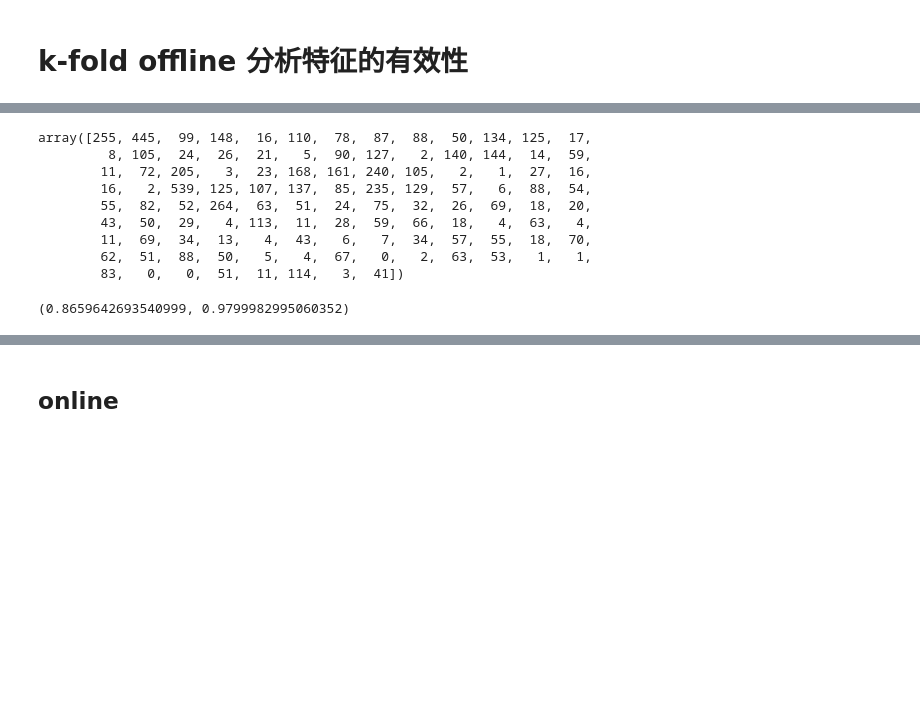
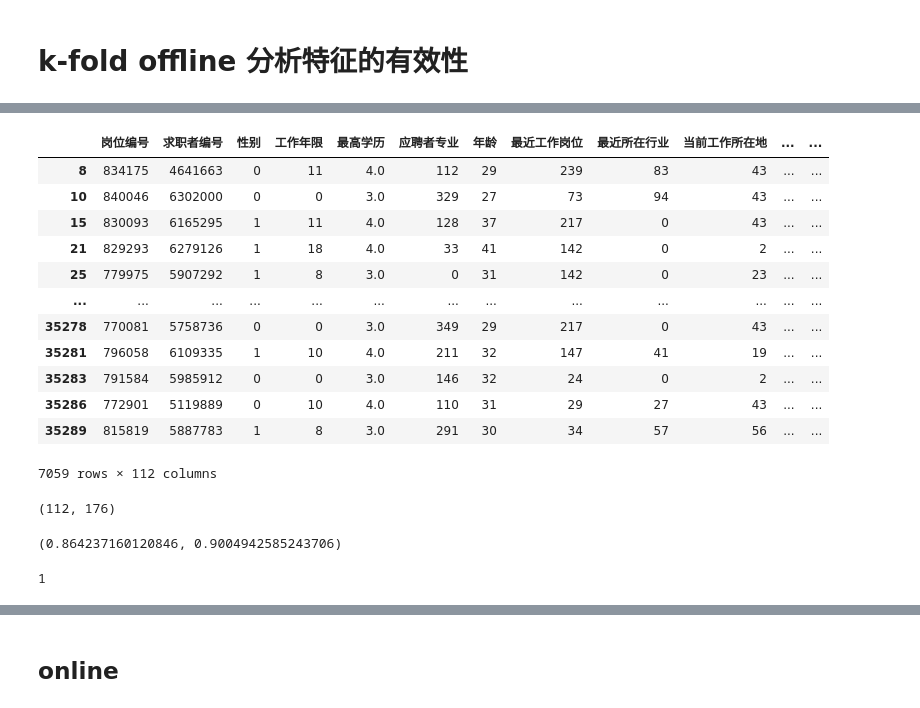
Before and after one commit to KATEhuang920909/human_co_match, a Jupyter notebook: human_co_match/jupyter/project_test.ipynb, the cells around one changed output, grey strips where cells are left out. Saved outputs shown, nothing was run; the diff lists cells and outputs as text; code cells hidden in the pictures; blank space fills up the shorter version.

```diff
--- a/human_co_match/jupyter/project_test.ipynb
+++ b/human_co_match/jupyter/project_test.ipynb
@@ -121,0 +232,3 @@ temp_data=deliver_record_feature(temp_data)
+# %%
+data_all_tmp = data_all_tmp.merge(work_history, on="求职者编号", how="left")
+data_all_tmp = data_all_tmp.merge(project_history, on="求职者编号", how="left")
@@ -174,3 +314,0 @@ temp_data["求职意向岗位类别"] =le.fit_transform(temp_data["求职意向
-# %%
-# onehot
-data_all_feature=feature_process(temp_data)
@@ -190,7 +329,6 @@ train.shape,valid.shape,test.shape
 # %%
-train0 = data_all_feature[:train.shape[0]]#.标签.value_counts()
-valid0 = data_all_feature[train.shape[0]:train.shape[0]+valid.shape[0]]
-test0 = data_all_feature[train.shape[0]+valid.shape[0]:]
+train0 = data_all_feature[:train_data.shape[0]]#.标签.value_counts()
+valid0 = data_all_feature[train_data.shape[0]:train_data.shape[0]+valid_data.shape[0]]
 train_label = train0[["标签"]]
 valid_label = valid0[["标签"]]
 train=train0[list(train0.columns)[:2]+list(train0.columns)[3:]]
@@ -246,9 +382,8 @@ import lightgbm
 from sklearn.model_selection import KFold
 X = pd.concat([train,valid],ignore_index=True).reset_index(drop=True)
 y = pd.concat([train_label,valid_label],ignore_index=True).reset_index(drop=True)
+X =X[X.columns[:112]]
 oof = []
-prediction = test[['岗位编号', '求职者编号']]
-prediction['pred'] = 0
 df_importance_list = []
 # model = lightgbm.LGBMClassifier(num_leaves=64,
 #                            max_depth=10,
@@ -278,17 +413,15 @@ for fold_id, (trn_idx, val_idx) in enumerate(kfold.split(X, y)):
                            early_stopping_rounds=100)
     print('\nFold_{} Training ================================\n'.format(fold_id + 1))
 
-    pred_val = lgb_model.predict(X_val)
+    pred_val = lgb_model.predict(X_val,num_iteration=lgb_model.best_iteration)
     df_oof = X.iloc[val_idx][['岗位编号', '求职者编号']].copy()
     df_oof['标签'] = y.iloc[val_idx][['标签']].copy()
     df_oof['pred'] = pred_val
     oof.append(df_oof)
 
-    pred_test = lgb_model.predict(test0[list(test0.columns)[:2]+list(test0.columns)[3:]].values)
-    prediction['pred'] += pred_test / kfold.n_splits
 
     df_importance = pd.DataFrame({
-        'column': list(test0.columns)[:2]+list(test0.columns)[3:],
+        'column': list(X.columns),
         'importance': lgb_model.feature_importance(),
     })
     df_importance_list.append(df_importance)
@@ -339,12 +446,16 @@ Fold_5 Training ================================
-# %%
-lgb_model.feature_importance()
-# %% [output]
-array([255, 445,  99, 148,  16, 110,  78,  87,  88,  50, 134, 125,  17,
-         8, 105,  24,  26,  21,   5,  90, 127,   2, 140, 144,  14,  59,
-        11,  72, 205,   3,  23, 168, 161, 240, 105,   2,   1,  27,  16,
-        16,   2, 539, 125, 107, 137,  85, 235, 129,  57,   6,  88,  54,
-        55,  82,  52, 264,  63,  51,  24,  75,  32,  26,  69,  18,  20,
-        43,  50,  29,   4, 113,  11,  28,  59,  66,  18,   4,  63,   4,
-        11,  69,  34,  13,   4,  43,   6,   7,  34,  57,  55,  18,  70,
-        62,  51,  88,  50,   5,   4,  67,   0,   2,  63,  53,   1,   1,
-        83,   0,   0,  51,  11, 114,   3,  41])
+# %%
+X_val
+# %% [output]
+|  | 岗位编号 | 求职者编号 | 性别 | 工作年限 | 最高学历 | 应聘者专业 | 年龄 | 最近工作岗位 | 最近所在行业 | 当前工作所在地 | ... | ... |
+| 8 | 834175 | 4641663 | 0 | 11 | 4.0 | 112 | 29 | 239 | 83 | 43 | ... | ... |
+| 10 | 840046 | 6302000 | 0 | 0 | 3.0 | 329 | 27 | 73 | 94 | 43 | ... | ... |
+| 15 | 830093 | 6165295 | 1 | 11 | 4.0 | 128 | 37 | 217 | 0 | 43 | ... | ... |
+| 21 | 829293 | 6279126 | 1 | 18 | 4.0 | 33 | 41 | 142 | 0 | 2 | ... | ... |
+| 25 | 779975 | 5907292 | 1 | 8 | 3.0 | 0 | 31 | 142 | 0 | 23 | ... | ... |
+| ... | ... | ... | ... | ... | ... | ... | ... | ... | ... | ... | ... | ... |
+| 35278 | 770081 | 5758736 | 0 | 0 | 3.0 | 349 | 29 | 217 | 0 | 43 | ... | ... |
+| 35281 | 796058 | 6109335 | 1 | 10 | 4.0 | 211 | 32 | 147 | 41 | 19 | ... | ... |
+| 35283 | 791584 | 5985912 | 0 | 0 | 3.0 | 146 | 32 | 24 | 0 | 2 | ... | ... |
+| 35286 | 772901 | 5119889 | 0 | 10 | 4.0 | 110 | 31 | 29 | 27 | 43 | ... | ... |
+| 35289 | 815819 | 5887783 | 1 | 8 | 3.0 | 291 | 30 | 34 | 57 | 56 | ... | ... |
+7059 rows × 112 columns
@@ -351,12 +464,21 @@ array([255, 445,  99, 148,  16, 110,  78,  87,  88,  50, 134, 125,  17,
+# %%
+len(lgb_model.feature_importance()),len(list(test0.columns)[:2]+list(test0.columns)[3:])
+# %% [output]
+(112, 176)
 # %%
 from sklearn.metrics import roc_auc_score
 df_oof = pd.concat(oof)
 df_oof.sort_values(['pred'], inplace=True, ascending=False)
 df_oof.reset_index(drop=True, inplace=True)
 df_oof['pred_label'] = 0
-df_oof.loc[:int(0.15 * len(df_oof)), 'pred_label'] = 1
-f1 = f1_score(df_oof["标签"], df_oof['pred_label'])
-auc = roc_auc_score(df_oof["标签"], df_oof['pred'])
+df_oof.loc[:int(0.14 * len(df_oof)), 'pred_label'] = 1
+df_oof["pred_label_class"] =df_oof.pred.apply(lambda x:round(x) )
+f1 = f1_score(df_oof["标签"], df_oof['pred_label_class'])
+auc = roc_auc_score(df_oof["标签"], df_oof['pred_label_class'])
 f1, auc
 # %% [output]
-(0.8659642693540999, 0.9799982995060352)
+(0.864237160120846, 0.9004942585243706)
+# %%
+round(0.51)
+# %% [output]
+1
```
Also changed, not shown: parts of 69 cells of this notebook.
